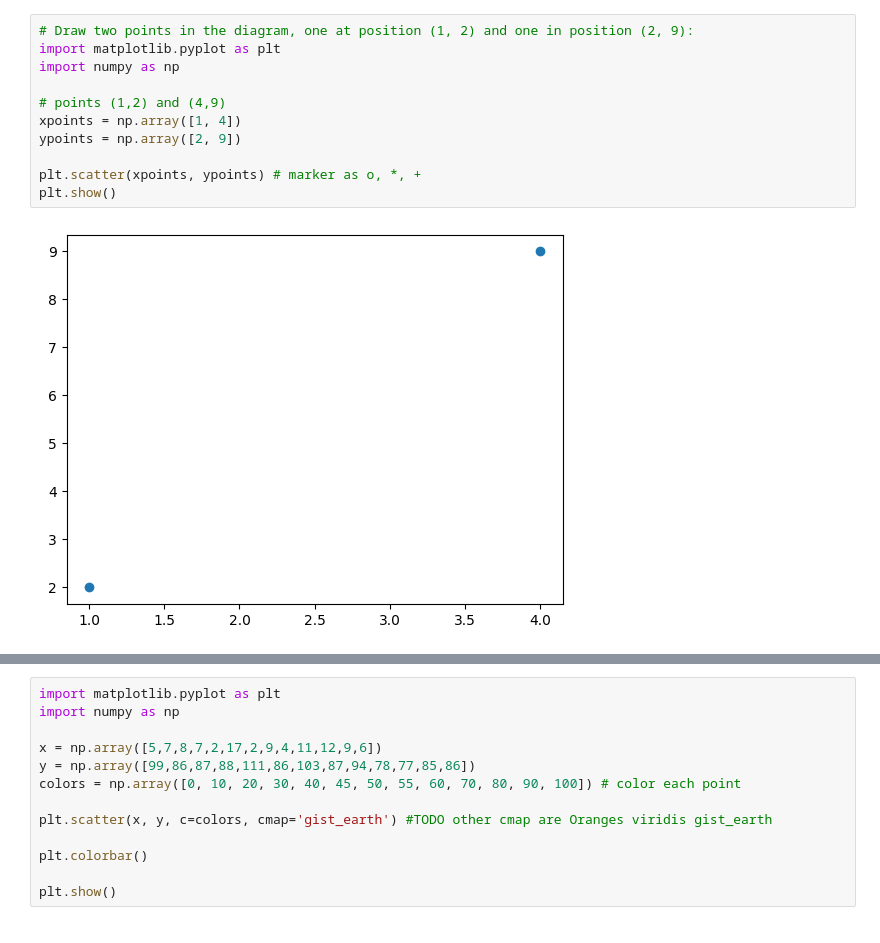
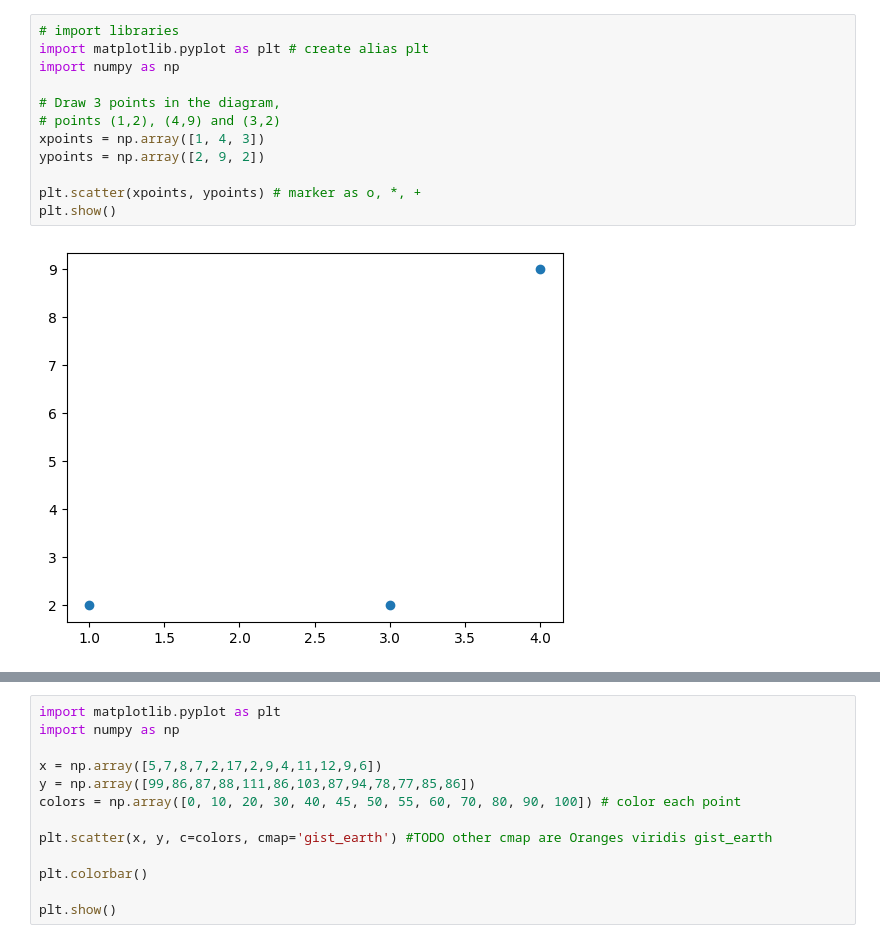
Before and after one commit to ash322ash422/tut_matplotlib, a Jupyter notebook: mp_tut1_scatter_line_marker_subplot.ipynb, the cells around one changed output, grey strips where cells are left out. Drawn from its saved outputs; the diff is of its cells as text.

```diff
--- a/mp_tut1_scatter_line_marker_subplot.ipynb
+++ b/mp_tut1_scatter_line_marker_subplot.ipynb
@@ -1,14 +1,15 @@
 # %%
-# Draw two points in the diagram, one at position (1, 2) and one in position (2, 9):
-import matplotlib.pyplot as plt
+# import libraries
+import matplotlib.pyplot as plt # create alias plt
 import numpy as np
 
-# points (1,2) and (4,9)
-xpoints = np.array([1, 4])
-ypoints = np.array([2, 9])
+# Draw 3 points in the diagram,
+# points (1,2), (4,9) and (3,2)
+xpoints = np.array([1, 4, 3])
+ypoints = np.array([2, 9, 2])
 
 plt.scatter(xpoints, ypoints) # marker as o, *, +
 plt.show()
 # %% [output]
-[figure, old version]
+[figure, new version]
 # %%
```
Also changed, not shown: parts of 11 cells of this notebook, 2 other files.
